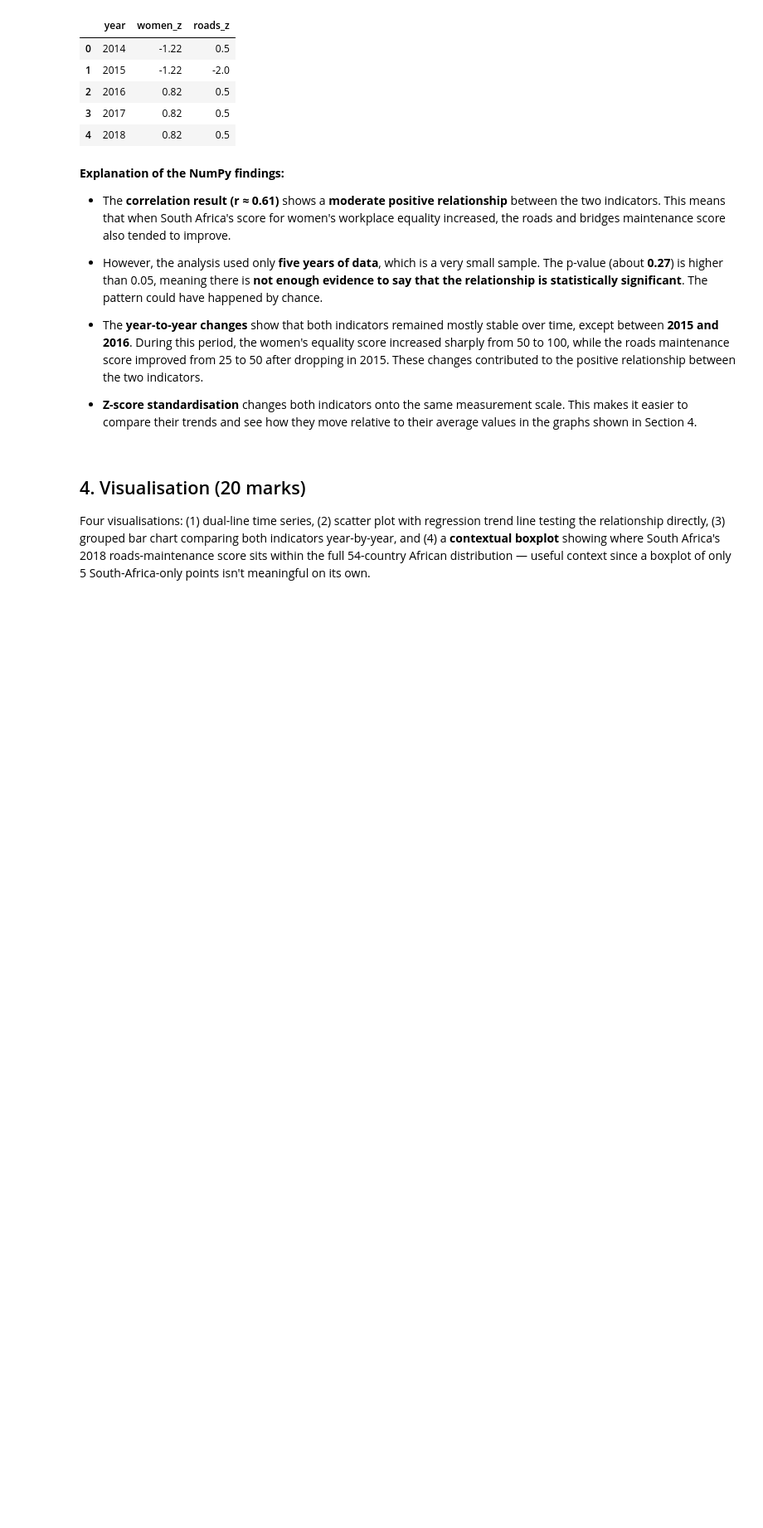
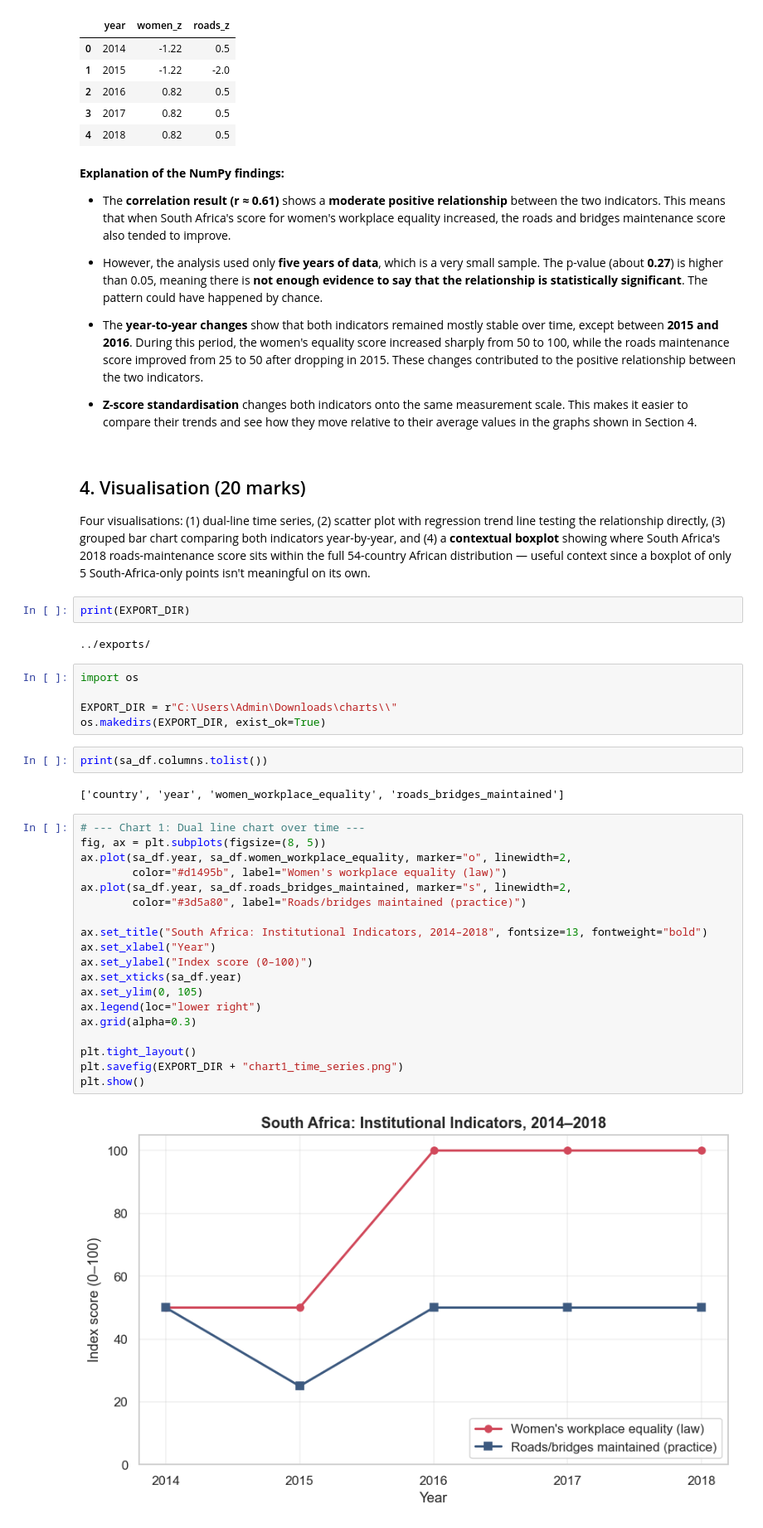
Before and after one commit to nshongane-eng/Peak_Perfomers_NDTA63, a Jupyter notebook: Peak_Perfomers_Assignment.ipynb, the cells around one changed output. Shown at 83% size. Cells and saved outputs as stored; diff of their text form; blank space fills up the shorter version.

Commit message:
Graphs

```diff
--- a/Peak_Perfomers_Assignment.ipynb
+++ b/Peak_Perfomers_Assignment.ipynb
@@ -366,3 +366,37 @@ z_df
 ## 4. Visualisation (20 marks)
 
 Four visualisations: (1) dual-line time series, (2) scatter plot with regression trend line testing the relationship directly, (3) grouped bar chart comparing both indicators year-by-year, and (4) a **contextual boxplot** showing where South Africa's 2018 roads-maintenance score sits within the full 54-country African distribution — useful context since a boxplot of only 5 South-Africa-only points isn't meaningful on its own.
+# %%
+print(EXPORT_DIR)
+# %% [output]
+../exports/
+# %%
+import os
+
+EXPORT_DIR = r"C:\Users\Admin\Downloads\charts\\"
+os.makedirs(EXPORT_DIR, exist_ok=True)
+# %%
+print(sa_df.columns.tolist())
+# %% [output]
+['country', 'year', 'women_workplace_equality', 'roads_bridges_maintained']
+# %%
+# --- Chart 1: Dual line chart over time ---
+fig, ax = plt.subplots(figsize=(8, 5))
+ax.plot(sa_df.year, sa_df.women_workplace_equality, marker="o", linewidth=2,
+        color="#d1495b", label="Women's workplace equality (law)")
+ax.plot(sa_df.year, sa_df.roads_bridges_maintained, marker="s", linewidth=2,
+        color="#3d5a80", label="Roads/bridges maintained (practice)")
+
+ax.set_title("South Africa: Institutional Indicators, 2014–2018", fontsize=13, fontweight="bold")
+ax.set_xlabel("Year")
+ax.set_ylabel("Index score (0–100)")
+ax.set_xticks(sa_df.year)
+ax.set_ylim(0, 105)
+ax.legend(loc="lower right")
+ax.grid(alpha=0.3)
+
+plt.tight_layout()
+plt.savefig(EXPORT_DIR + "chart1_time_series.png")
+plt.show()
+# %% [output]
+[figure, added]
```
Also changed, not shown: parts of 1 cell of this notebook.
